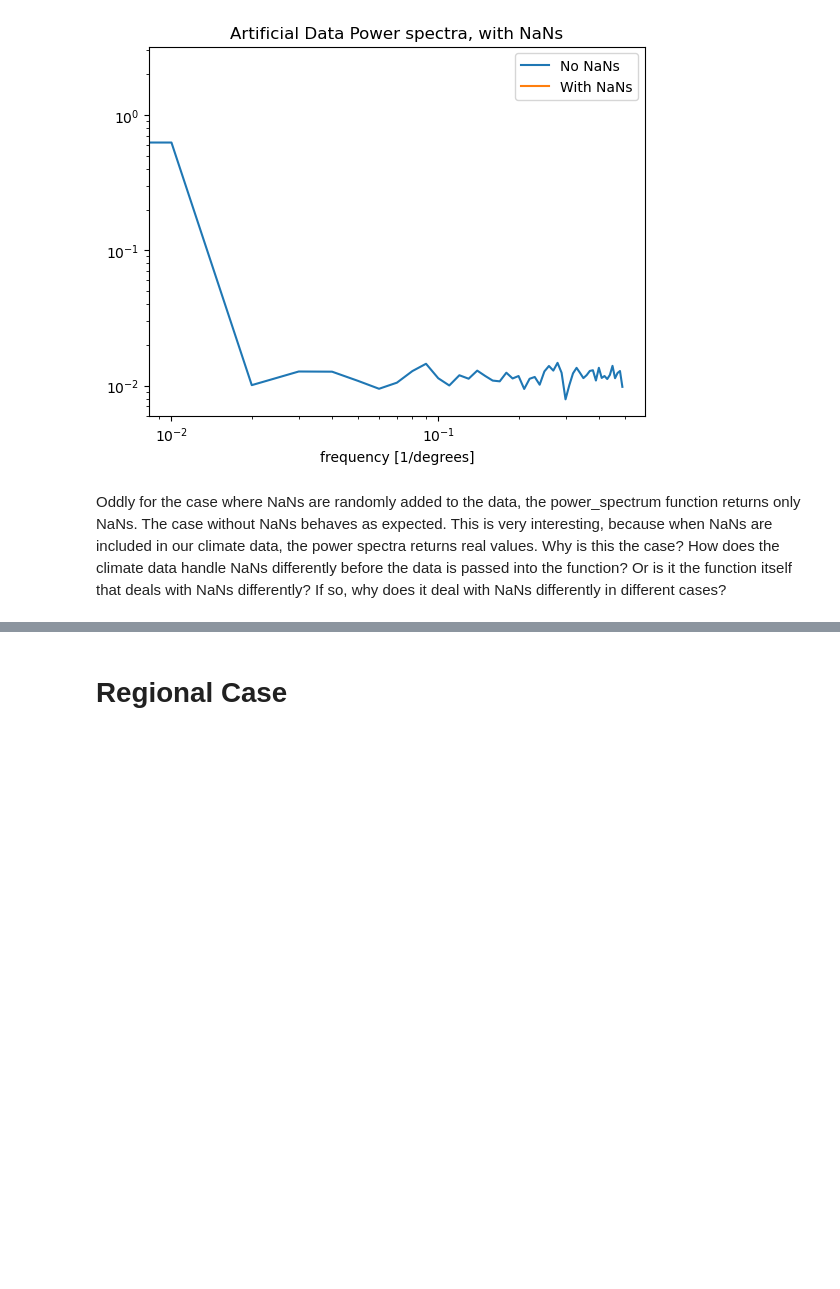
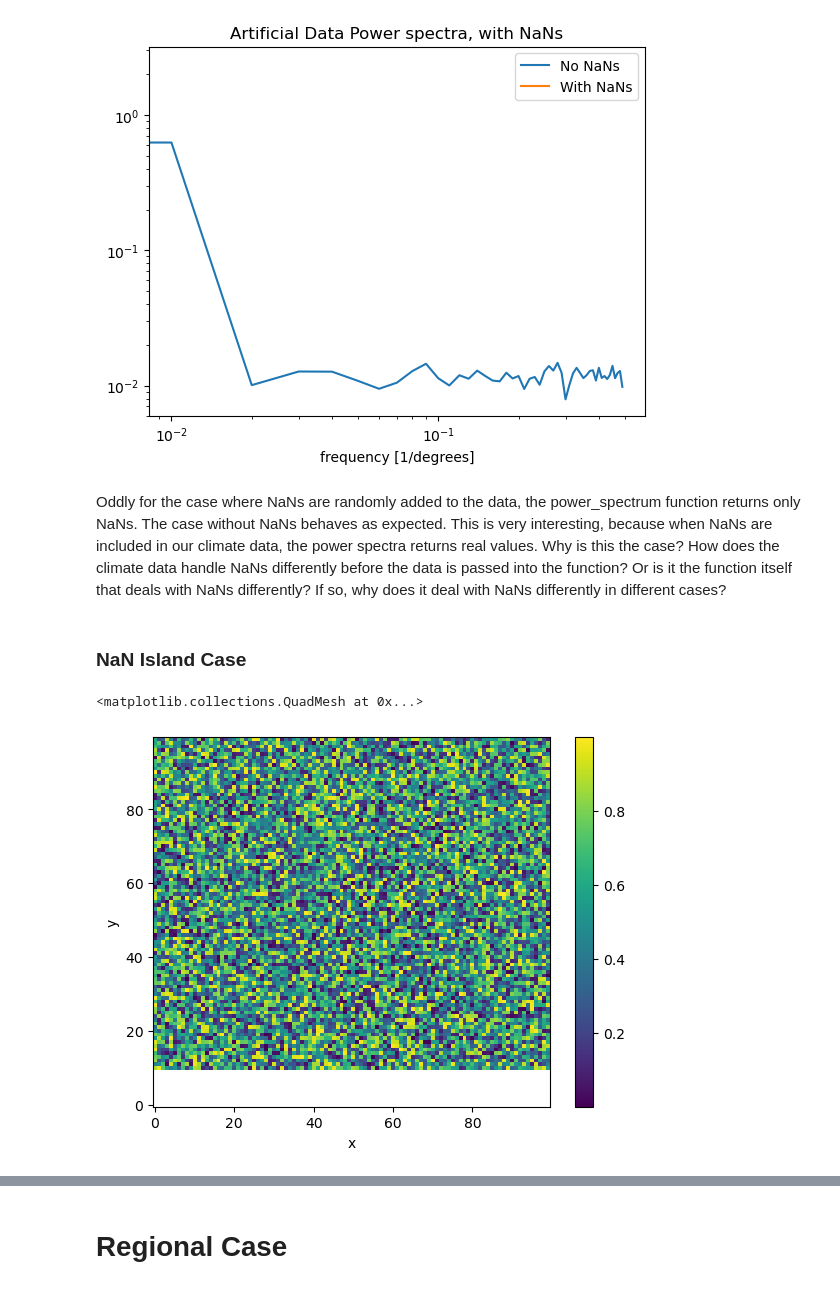
Before and after one commit to ocean-transport/cm26_diagnostics, a Jupyter notebook: powerSpectra&Land_troubleshooting.ipynb, the cells around one changed output, grey strips where cells are left out. Cells and saved outputs as stored; diff of their text form; code cells hidden in the pictures; blank space fills up the shorter version.

```diff
--- a/powerSpectra&Land_troubleshooting.ipynb
+++ b/powerSpectra&Land_troubleshooting.ipynb
@@ -329,3 +331,15 @@ plt.legend()
 [figure]
 # %% [markdown]
 Oddly for the case where NaNs are randomly added to the data, the power_spectrum function returns only NaNs. The case without NaNs behaves as expected. This is very interesting, because when NaNs are included in our climate data, the power spectra returns real values. Why is this the case? How does the climate data handle NaNs differently before the data is passed into the function? Or is it the function itself that deals with NaNs differently? If so, why does it deal with NaNs differently in different cases?
+# %% [markdown]
+### NaN Island Case
+# %%
+# Set the top strip (e.g., top 10 rows) to NaN
+n_strip = 10
+dummy_data_strip = dummy_data
+dummy_data_strip[:n_strip, :] = np.nan
+# %%
+dummy_data_strip.plot()
+# %% [output]
+<matplotlib.collections.QuadMesh at 0x...>
+[figure, added]
```
Also changed, not shown: parts of 10 cells of this notebook, 1 other file.
